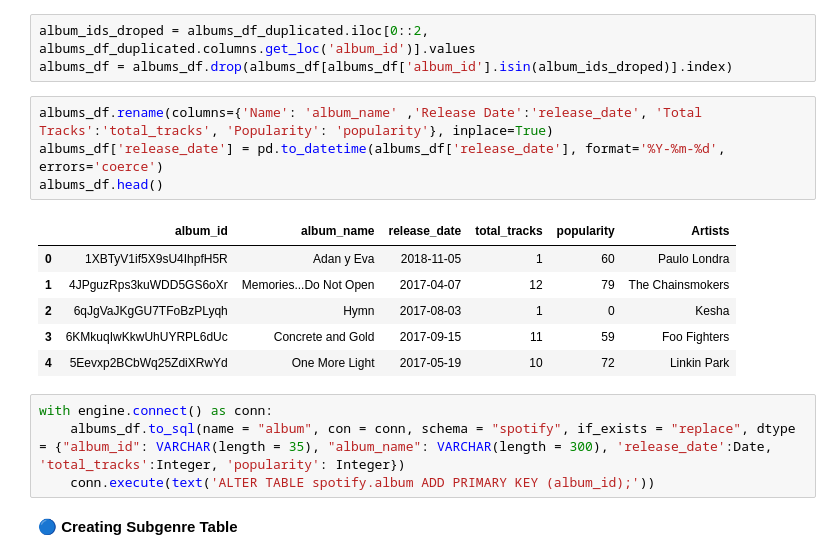
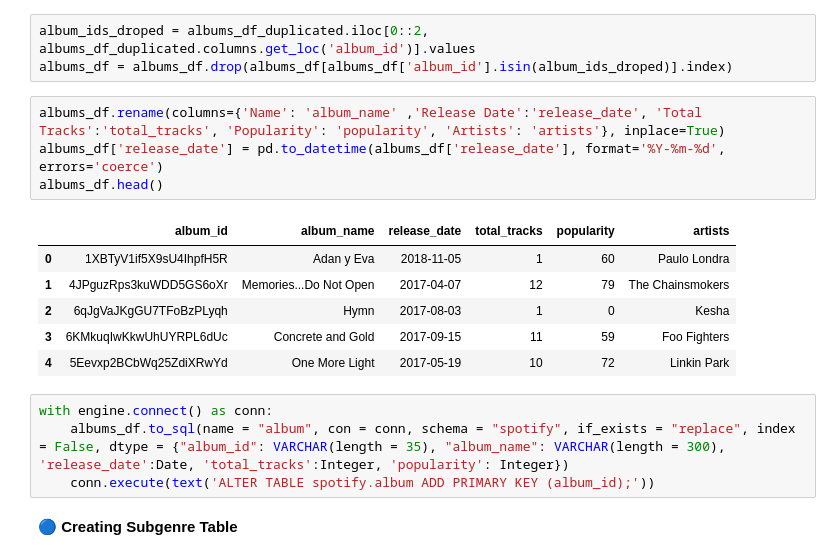
Before and after one commit to FarzanehSoltanzadeh/Spotify, a Jupyter notebook: 2_Database Creation/DataBase.ipynb, the cells around one changed output. Drawn from its saved outputs; the diff is of its cells as text.

```diff
--- a/2_Database Creation/DataBase.ipynb
+++ b/2_Database Creation/DataBase.ipynb
@@ -183,11 +183,11 @@ track_info.head(2)
 album_ids_droped = albums_df_duplicated.iloc[0::2, albums_df_duplicated.columns.get_loc('album_id')].values
 albums_df = albums_df.drop(albums_df[albums_df['album_id'].isin(album_ids_droped)].index)
 # %%
-albums_df.rename(columns={'Name': 'album_name' ,'Release Date':'release_date', 'Total Tracks':'total_tracks', 'Popularity': 'popularity'}, inplace=True)
+albums_df.rename(columns={'Name': 'album_name' ,'Release Date':'release_date', 'Total Tracks':'total_tracks', 'Popularity': 'popularity', 'Artists': 'artists'}, inplace=True)
 albums_df['release_date'] = pd.to_datetime(albums_df['release_date'], format='%Y-%m-%d', errors='coerce')
 albums_df.head()
 # %% [output]
-|  | album_id | album_name | release_date | total_tracks | popularity | Artists |
+|  | album_id | album_name | release_date | total_tracks | popularity | artists |
 | 0 | 1XBTyV1if5X9sU4IhpfH5R | Adan y Eva | 2018-11-05 | 1 | 60 | Paulo Londra |
 | 1 | 4JPguzRps3kuWDD5GS6oXr | Memories...Do Not Open | 2017-04-07 | 12 | 79 | The Chainsmokers |
 | 2 | 6qJgVaJKgGU7TFoBzPLyqh | Hymn | 2017-08-03 | 1 | 0 | Kesha |
@@ -195,7 +195,7 @@ albums_df.head()
 | 4 | 5Eevxp2BCbWq25ZdiXRwYd | One More Light | 2017-05-19 | 10 | 72 | Linkin Park |
 # %%
 with engine.connect() as conn:
-    albums_df.to_sql(name = "album", con = conn, schema = "spotify", if_exists = "replace", dtype = {"album_id": VARCHAR(length = 35), "album_name": VARCHAR(length = 300), 'release_date':Date, 'total_tracks':Integer, 'popularity': Integer})
+    albums_df.to_sql(name = "album", con = conn, schema = "spotify", if_exists = "replace", index = False, dtype = {"album_id": VARCHAR(length = 35), "album_name": VARCHAR(length = 300), 'release_date':Date, 'total_tracks':Integer, 'popularity': Integer})
     conn.execute(text('ALTER TABLE spotify.album ADD PRIMARY KEY (album_id);'))
 # %% [markdown]
 🔵 **Creating Subgenre Table**
```
Also changed, not shown: parts of 1 cell of this notebook.
